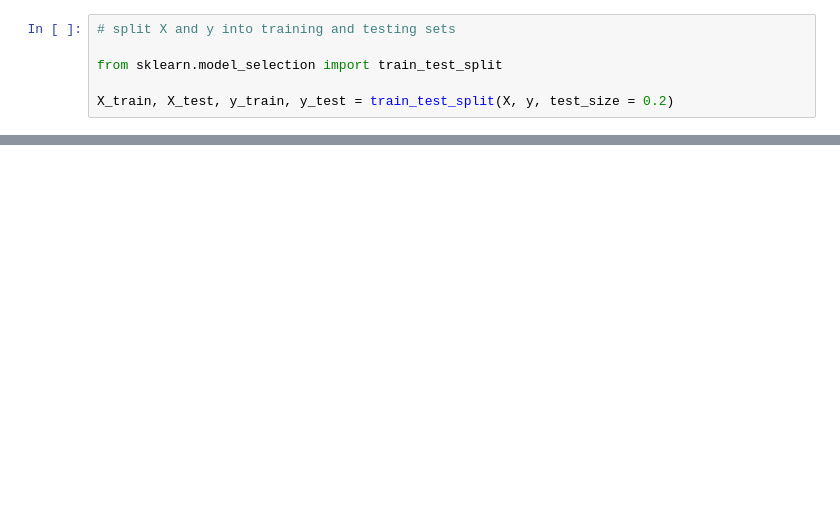
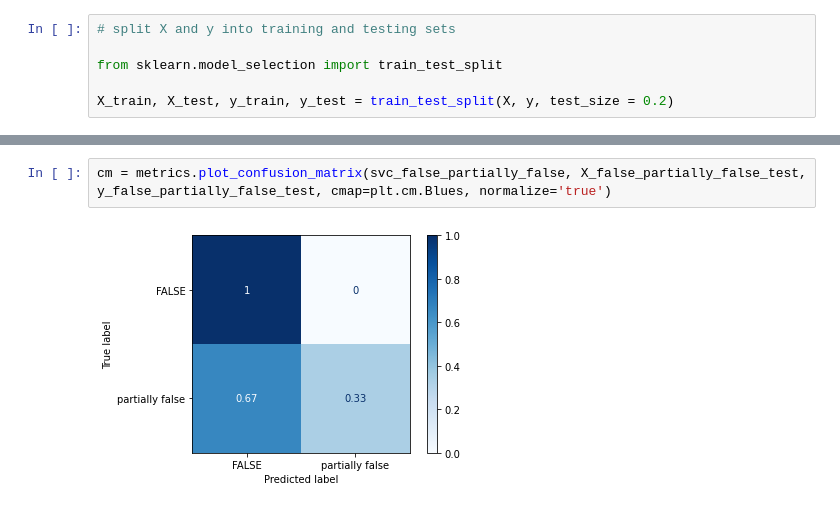
Before and after one commit to Fake-News-Detection-2B5/ai-2, a Jupyter notebook: classification/svm/svm.ipynb, the cells around one changed output, grey strips where cells are left out. Drawn from its saved outputs; the diff is of its cells as text; blank space fills up the shorter version.

```diff
--- a/classification/svm/svm.ipynb
+++ b/classification/svm/svm.ipynb
@@ -164,0 +342,4 @@ cm = metrics.plot_confusion_matrix(svc, X_test, y_test, cmap=plt.cm.Blues, norma
+# %%
+cm = metrics.plot_confusion_matrix(svc_false_partially_false, X_false_partially_false_test, y_false_partially_false_test, cmap=plt.cm.Blues, normalize='true')
+# %% [output]
+[figure, added]
```
Also changed, not shown: parts of 18 cells of this notebook.
